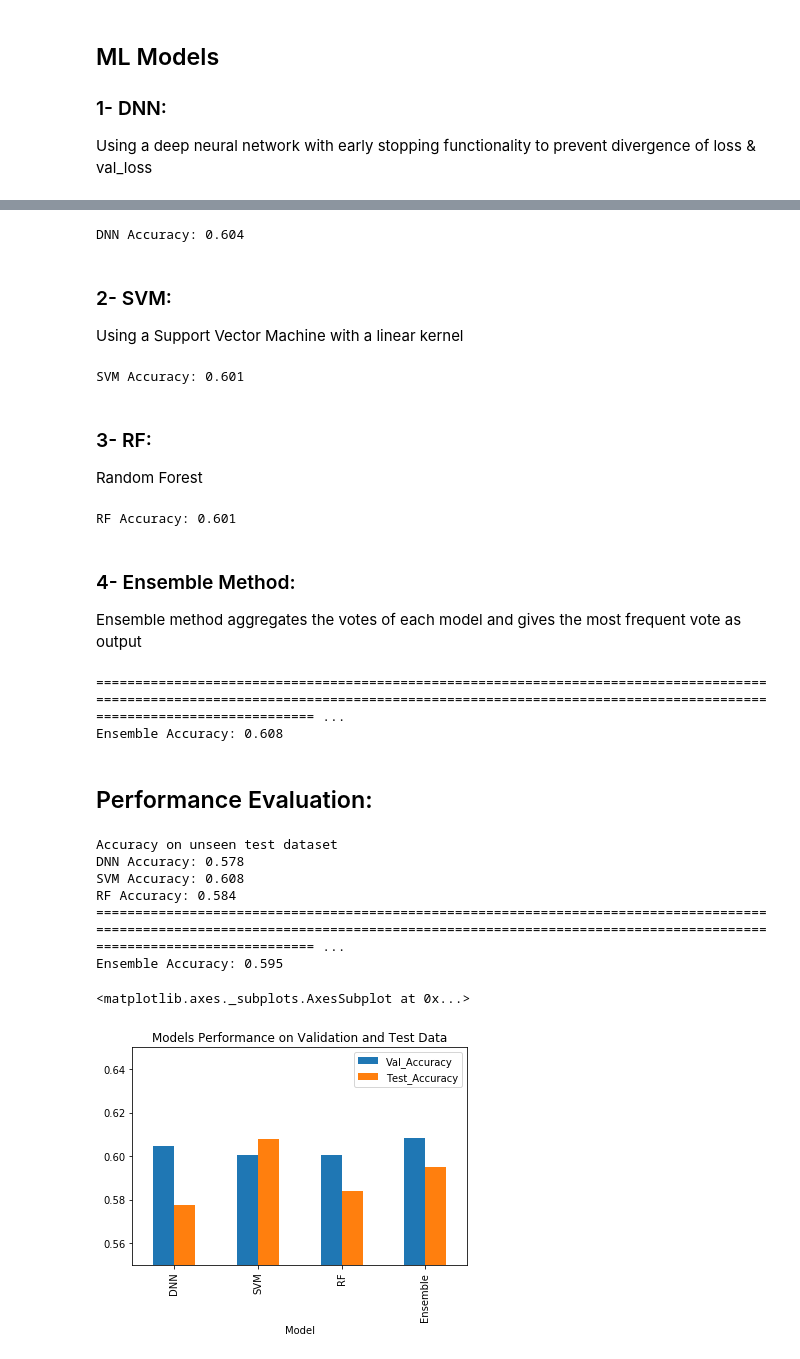
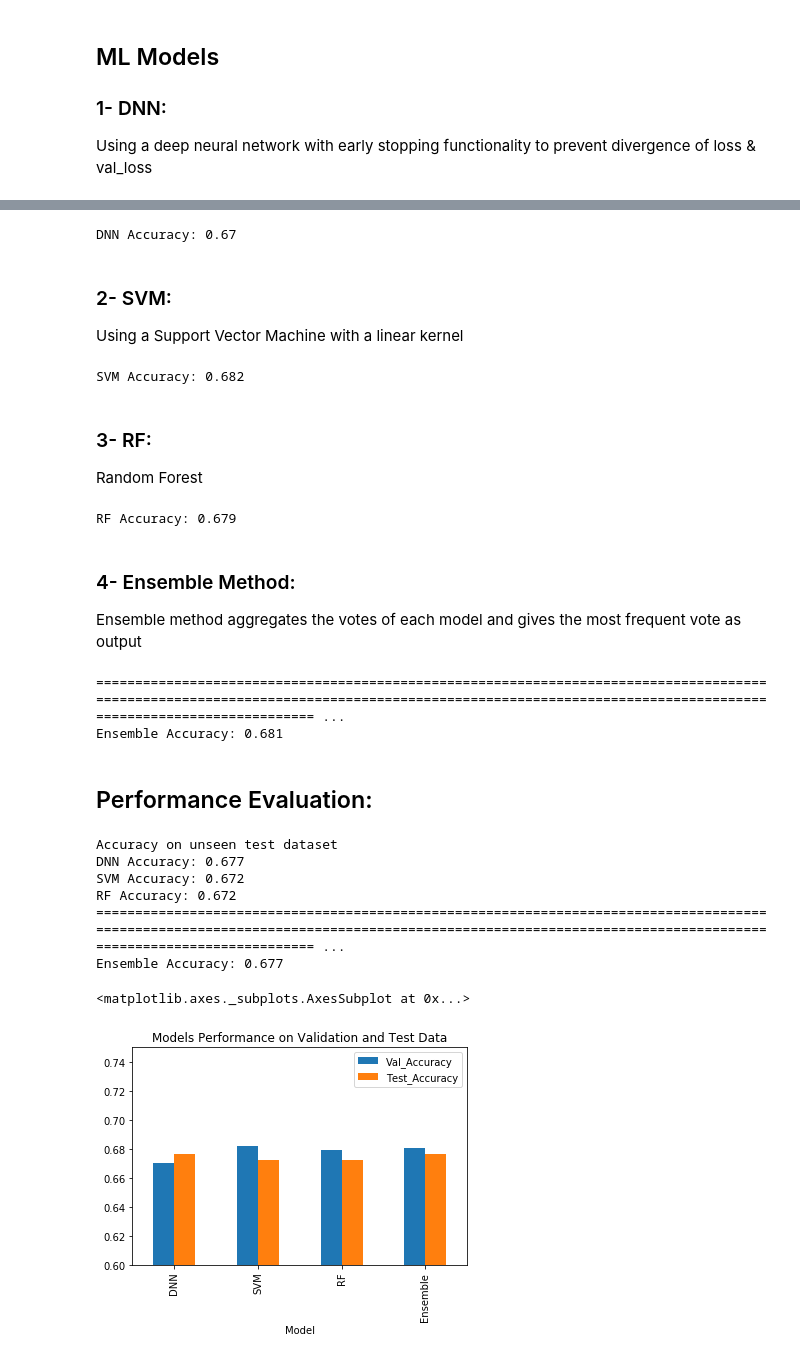
Before and after one commit to rezan21/UFC-Prediction, a Jupyter notebook: Ensemble.ipynb, the cells around one changed output, grey strips where cells are left out. Cells and saved outputs as stored; diff of their text form; code cells hidden in the pictures.

Commit message:
Ensemble Method

```diff
--- a/Ensemble.ipynb
+++ b/Ensemble.ipynb
@@ -120,18 +123,18 @@ Epoch 00044: early stopping
 # %%
-dnnPreds = dnnClf.predict(scaler.transform(X_TEST))
+dnnPreds = dnnClf.predict(scaler.transform(X_VAL))
 dnnPreds = [round(i[0]) for i in dnnPreds]
-dnnAcc = metrics.accuracy_score(dnnPreds, y_TEST)
+dnnAcc = metrics.accuracy_score(dnnPreds, y_VAL)
 print("DNN Accuracy:",round(dnnAcc,3))
 # %% [output]
-DNN Accuracy: 0.604
+DNN Accuracy: 0.67
 # %% [markdown]
 ### 2- SVM:
 Using a Support Vector Machine with a linear kernel
 # %%
 svmClf = SVC(kernel="linear")
 svmClf.fit(X_TRAIN,y_TRAIN)
-svmPreds = svmClf.predict(X_TEST)
-svmAcc = metrics.accuracy_score(svmPreds, y_TEST)
+svmPreds = svmClf.predict(X_VAL)
+svmAcc = metrics.accuracy_score(svmPreds, y_VAL)
 print("SVM Accuracy:",round(svmAcc,3))
 
 # svm hp-tuning with gridSearch
@@ -144,19 +147,19 @@ print("SVM Accuracy:",round(svmAcc,3))
 #svmGrid = GridSearchCV(svmClf, svm_param,cv=2)
 #svmGrid.fit(X_TRAIN, y_TRAIN)
 # %% [output]
-SVM Accuracy: 0.601
+SVM Accuracy: 0.682
 # %% [markdown]
 ### 3- RF:
 Random Forest
 # %%
-rfClf = RandomForestRegressor(n_estimators = 100, random_state = SEED)
+rfClf = RandomForestRegressor(n_estimators = 1000, random_state = SEED)
 rfClf.fit(X_TRAIN, y_TRAIN)
-rfPreds = rfClf.predict(X_TEST)
+rfPreds = rfClf.predict(X_VAL)
 rfPreds = [round(i) for i in rfPreds]
-rfAcc = metrics.accuracy_score(rfPreds,y_TEST)
+rfAcc = metrics.accuracy_score(rfPreds,y_VAL)
 print("RF Accuracy:",round(rfAcc,3))
 # %% [output]
-RF Accuracy: 0.601
+RF Accuracy: 0.679
 # %% [markdown]
 ### 4- Ensemble Method:
 Ensemble method aggregates the votes of each model and gives the most frequent vote as output
@@ -175,52 +178,52 @@ def predictEnsemble(sample):
     return(max(set(ensPred), key=ensPred.count)) # return mode, i.e: most frequent
 
 ensPreds = []
-[ensPreds.append(predictEnsemble(e)) for e in X_TEST]
-ensAcc = metrics.accuracy_score(ensPreds,y_TEST)
+[ensPreds.append(predictEnsemble(e)) for e in X_VAL]
+ensAcc = metrics.accuracy_score(ensPreds,y_VAL)
 print("\nEnsemble Accuracy:",round(ensAcc,3))
 # %% [output]
 ======================================================================================================================================================================================================== ...
-Ensemble Accuracy: 0.608
+Ensemble Accuracy: 0.681
 # %% [markdown]
 ## Performance Evaluation:
 # %%
 print("Accuracy on unseen test dataset")
-TEST = pd.read_csv("UFC_TEST.csv")
-TESTX = TEST.drop(["date","B_fighter","R_fighter","Winner"],axis=1).values
-TESTY = TEST["Winner"].values
+TEST = pd.read_csv("data/UFC_TEST.csv")
+X_TEST = TEST.drop(["date","B_fighter","R_fighter","Winner"],axis=1).values
+y_TEST = TEST["Winner"].values
 
-dnnPreds2 = dnnClf.predict(scaler.transform(TESTX))
+dnnPreds2 = dnnClf.predict(scaler.transform(X_TEST))
 dnnPreds2 = [round(i[0]) for i in dnnPreds2]
-dnnAcc2 = metrics.accuracy_score(dnnPreds2, TESTY)
+dnnAcc2 = metrics.accuracy_score(dnnPreds2, y_TEST)
 print("DNN Accuracy:",round(dnnAcc2,3))
 
-svmPreds2 = svmClf.predict(TESTX)
-svmAcc2 = metrics.accuracy_score(svmPreds2, TESTY)
+svmPreds2 = svmClf.predict(X_TEST)
+svmAcc2 = metrics.accuracy_score(svmPreds2, y_TEST)
 print("SVM Accuracy:",round(svmAcc2,3))
 
-rfPreds2 = rfClf.predict(TESTX)
+rfPreds2 = rfClf.predict(X_TEST)
 rfPreds2 = [round(i) for i in rfPreds2]
-rfAcc2 = metrics.accuracy_score(rfPreds2, TESTY)
+rfAcc2 = metrics.accuracy_score(rfPreds2, y_TEST)
 print("RF Accuracy:",round(rfAcc2,3))
 
 ensPreds2 = []
-[ensPreds2.append(predictEnsemble(e)) for e in TESTX]
-ensAcc2 = metrics.accuracy_score(ensPreds2,TESTY)
+[ensPreds2.append(predictEnsemble(e)) for e in X_TEST]
+ensAcc2 = metrics.accuracy_score(ensPreds2,y_TEST)
 print("\nEnsemble Accuracy:",round(ensAcc2,3))
 # %% [output]
 Accuracy on unseen test dataset
-DNN Accuracy: 0.578
-SVM Accuracy: 0.608
-RF Accuracy: 0.584
+DNN Accuracy: 0.677
+SVM Accuracy: 0.672
+RF Accuracy: 0.672
 ======================================================================================================================================================================================================== ...
-Ensemble Accuracy: 0.595
+Ensemble Accuracy: 0.677
 # %%
 accTable = pd.DataFrame({"Model":["DNN","SVM","RF","Ensemble"], "Val_Accuracy":[dnnAcc,svmAcc,rfAcc,ensAcc],
                          "Test_Accuracy":[dnnAcc2,svmAcc2,rfAcc2,ensAcc2]})
-accTable.plot(kind="bar",ylim=(0.55,0.65),x="Model",title="Models Performance on Validation and Test Data")
+accTable.plot(kind="bar",ylim=(0.6,0.75),x="Model",title="Models Performance on Validation and Test Data")
 # %% [output]
 <matplotlib.axes._subplots.AxesSubplot at 0x...>
-[figure, old version]
+[figure, new version]
 # %%
 # save models to disk
 import pickle
```
Also changed, not shown: parts of 5 cells of this notebook.
